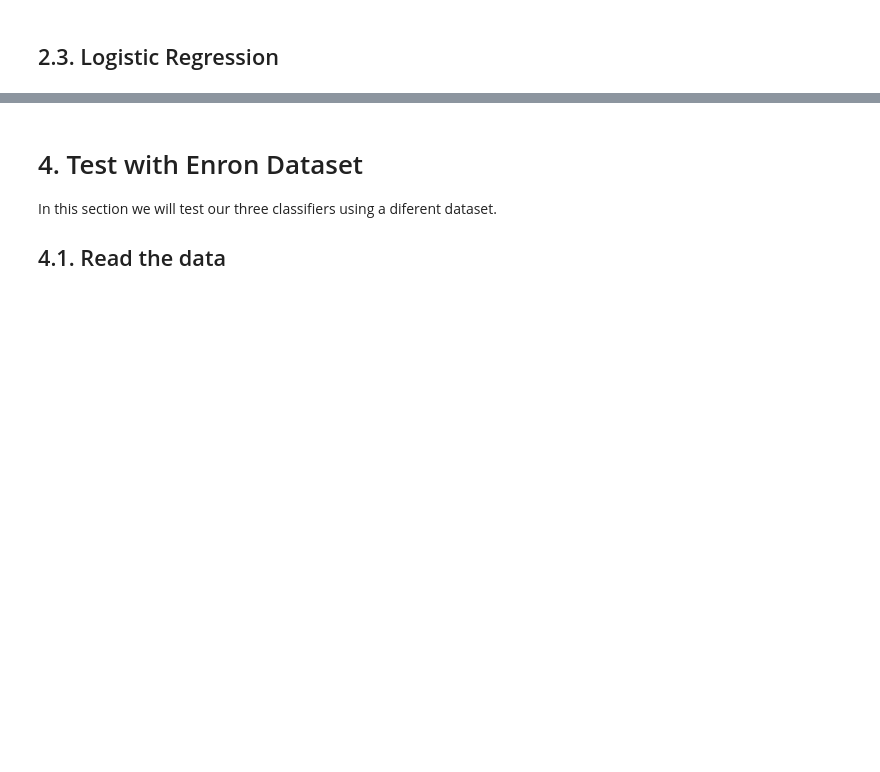
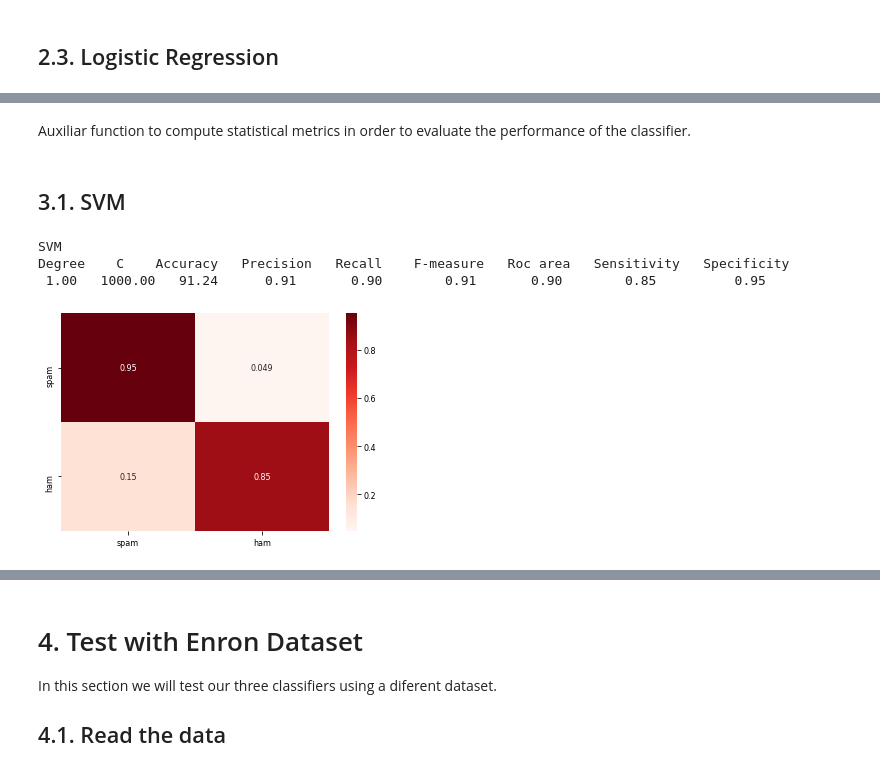
Before and after one commit to rafaelbaptista13/ED-Project, a Jupyter notebook: Project.ipynb, the cells around one changed output, grey strips where cells are left out. Saved outputs shown, nothing was run; the diff lists cells and outputs as text; code cells hidden in the pictures; blank space fills up the shorter version.

```diff
--- a/Project.ipynb
+++ b/Project.ipynb
@@ -608,0 +526,55 @@ Analyzing the results obtained in the previous section, we will now choose the b
+# %% [markdown]
+Auxiliar function to compute statistical metrics in order to evaluate the performance of the classifier.
+# %%
+def get_evaluation_metrics(y_test, y_predict):
+    statistics = precision_recall_fscore_support(y_test, y_predict)
+
+    accuracy = accuracy_score(y_test, y_predict)*100
+    precision = precision_score(y_test, y_predict)
+    recall = (statistics[1][0] + statistics[1][1]) / 2
+    f1score = (statistics[2][0] + statistics[2][1]) / 2
+    roc_area = roc_auc_score(y_test, y_predict)
+    sensitivity = statistics[1][1]
+    specificity = statistics[1][0]
+
+    return accuracy, precision, recall, f1score, roc_area, sensitivity, specificity
+# %%
+def conf_matrix(real_values, predicted_values):
+    # Create confusion matrix
+    matrix = confusion_matrix(real_values, predicted_values, normalize='true')
+    # Plot confusion matrix
+    sns.heatmap(matrix, annot=True, cmap=plt.cm.Reds, xticklabels=["spam", "ham"], yticklabels=["spam", "ham"])
+    plt.show()
+# %% [markdown]
+## 3.1. SVM
+# %%
+# Parameters of the best model obtained when training the model with diferent parameters
+number_of_features = 25
+C = 100
+degree = 1
+
+# Create a matrix for the data to train and to test with only the top number_of_features
+X_train_new = X_train.loc[:, inx[:number_of_features]]
+X_test_new = X_test.loc[:, inx[:number_of_features]]
+
+# Create the model
+clf = SVC(kernel='poly', C=C, degree=degree)
+# Train the model using the training set
+clf.fit(X_train_new, y_train)
+# Predict the model for the test set
+y_predict = clf.predict(X_test_new)
+
+# Calculate metrics to evaluate the model
+accuracy, precision, recall, f1score, roc_area, sensitivity, specificity = get_evaluation_metrics(y_test, y_predict)
+
+print("SVM")
+print("{:^7s} {:^6s} {:^9s} {:^11s} {:^9s} {:^12s} {:^9s} {:^13s} {:^13s}".format("Degree", "C", "Accuracy", "Precision", "Recall", "F-measure", "Roc area", "Sensitivity", "Specificity"))
+print("{:^7.2f} {:^6.2f} {:^9.2f} {:^11.2f} {:^9.2f} {:^12.2f} {:^9.2f} {:^13.2f} {:^13.2f}"
+.format(degree, i, round(accuracy, 2), round(precision, 2), round(recall, 2), round(f1score, 2), round(roc_area, 2), round(sensitivity, 2), round(specificity, 2) ))
+
+conf_matrix(y_test, y_predict)
+# %% [output]
+SVM
+Degree    C    Accuracy   Precision   Recall    F-measure   Roc area   Sensitivity   Specificity
+ 1.00   1000.00   91.24      0.91       0.90        0.91       0.90        0.85          0.95
+[figure, added]
```
Also changed, not shown: parts of 53 cells of this notebook, 1 other file.
